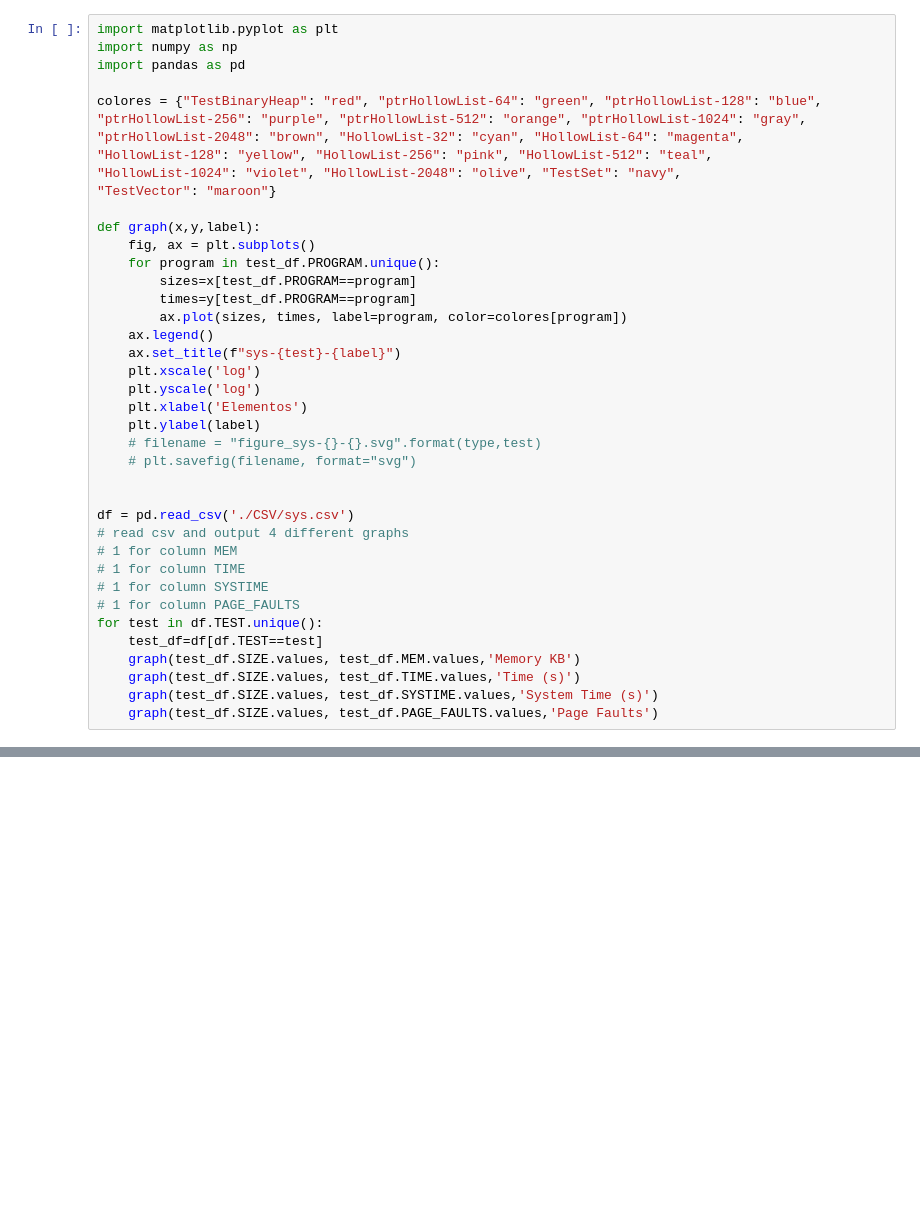
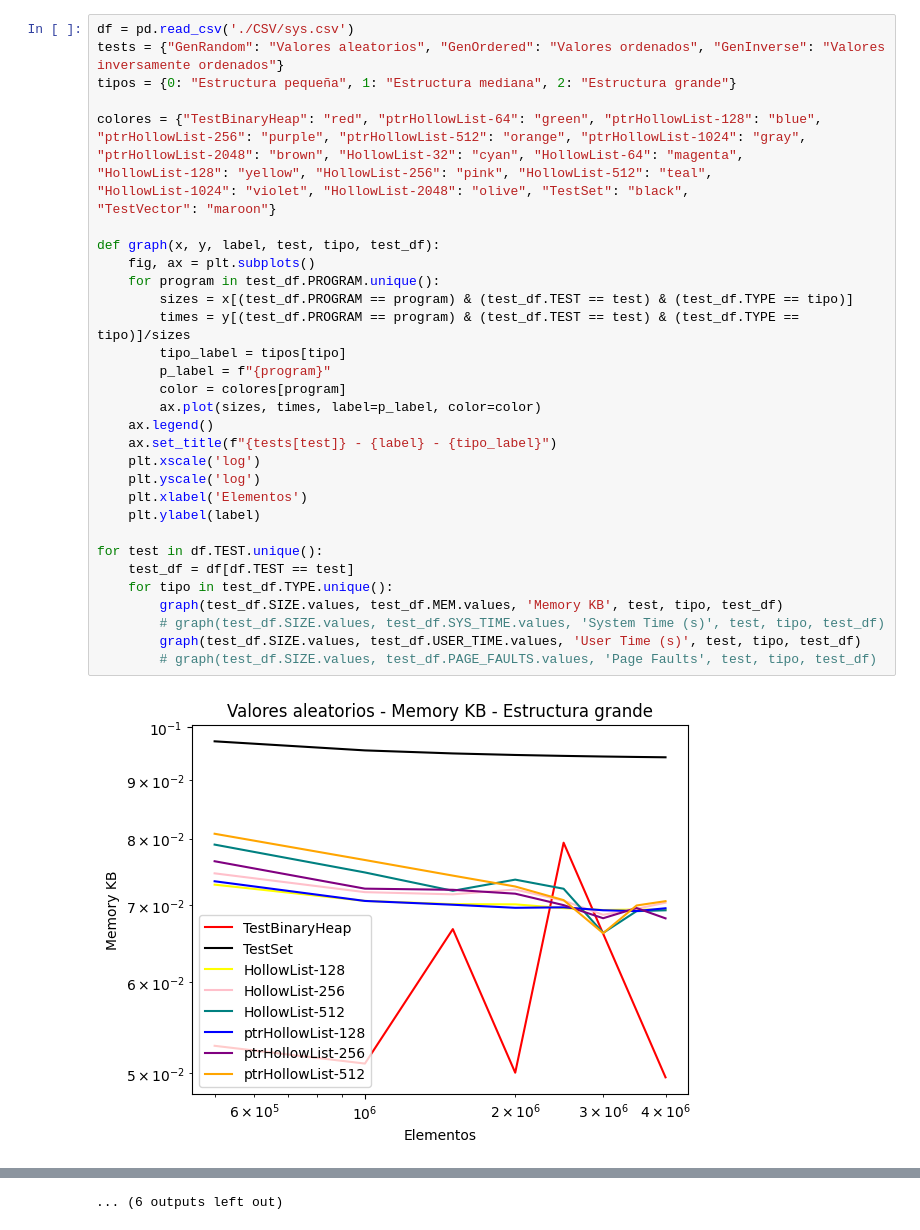
Before and after one commit to Abbissa/Conjuntos-Indexados-como-Alternativa-al-Array-Implementacion-y-Evaluacion., a Jupyter notebook: src/genGraphs/genCSV.ipynb, the cells around one changed output, grey strips where cells are left out. Cells and saved outputs as stored; diff of their text form; blank space fills up the shorter version.

```diff
--- a/src/genGraphs/genCSV.ipynb
+++ b/src/genGraphs/genCSV.ipynb
@@ -37,40 +49,37 @@ for archivo in contenido:
 # %%
-import matplotlib.pyplot as plt
-import numpy as np
-import pandas as pd
+df = pd.read_csv('./CSV/sys.csv')
+tests = {"GenRandom": "Valores aleatorios", "GenOrdered": "Valores ordenados", "GenInverse": "Valores inversamente ordenados"}
+tipos = {0: "Estructura pequeña", 1: "Estructura mediana", 2: "Estructura grande"}
 
 colores = {"TestBinaryHeap": "red", "ptrHollowList-64": "green", "ptrHollowList-128": "blue",
 "ptrHollowList-256": "purple", "ptrHollowList-512": "orange", "ptrHollowList-1024": "gray",
 "ptrHollowList-2048": "brown", "HollowList-32": "cyan", "HollowList-64": "magenta",
 "HollowList-128": "yellow", "HollowList-256": "pink", "HollowList-512": "teal",
-"HollowList-1024": "violet", "HollowList-2048": "olive", "TestSet": "navy",
+"HollowList-1024": "violet", "HollowList-2048": "olive", "TestSet": "black",
 "TestVector": "maroon"}
 
-def graph(x,y,label):
+def graph(x, y, label, test, tipo, test_df):
     fig, ax = plt.subplots()
     for program in test_df.PROGRAM.unique():
-        sizes=x[test_df.PROGRAM==program]
-        times=y[test_df.PROGRAM==program]
-        ax.plot(sizes, times, label=program, color=colores[program])
+        sizes = x[(test_df.PROGRAM == program) & (test_df.TEST == test) & (test_df.TYPE == tipo)]
+        times = y[(test_df.PROGRAM == program) & (test_df.TEST == test) & (test_df.TYPE == tipo)]/sizes
+        tipo_label = tipos[tipo]
+        p_label = f"{program}"
+        color = colores[program]
+        ax.plot(sizes, times, label=p_label, color=color)
     ax.legend()
-    ax.set_title(f"sys-{test}-{label}")
+    ax.set_title(f"{tests[test]} - {label} - {tipo_label}")
     plt.xscale('log')
     plt.yscale('log')
     plt.xlabel('Elementos')
     plt.ylabel(label)
-    # filename = "figure_sys-{}-{}.svg".format(type,test)
-    # plt.savefig(filename, format="svg")
 
-
-df = pd.read_csv('./CSV/sys.csv')
-# read csv and output 4 different graphs
-# 1 for column MEM
-# 1 for column TIME
-# 1 for column SYSTIME
-# 1 for column PAGE_FAULTS
 for test in df.TEST.unique():
-    test_df=df[df.TEST==test]
-    graph(test_df.SIZE.values, test_df.MEM.values,'Memory KB')
-    graph(test_df.SIZE.values, test_df.TIME.values,'Time (s)')
-    graph(test_df.SIZE.values, test_df.SYSTIME.values,'System Time (s)')
-    graph(test_df.SIZE.values, test_df.PAGE_FAULTS.values,'Page Faults')
+    test_df = df[df.TEST == test]
+    for tipo in test_df.TYPE.unique():
+        graph(test_df.SIZE.values, test_df.MEM.values, 'Memory KB', test, tipo, test_df)
+        # graph(test_df.SIZE.values, test_df.SYS_TIME.values, 'System Time (s)', test, tipo, test_df)
+        graph(test_df.SIZE.values, test_df.USER_TIME.values, 'User Time (s)', test, tipo, test_df)
+        # graph(test_df.SIZE.values, test_df.PAGE_FAULTS.values, 'Page Faults', test, tipo, test_df)
+# %% [output]
+[figure, added]
@@ -76,0 +97 @@ for test in df.TEST.unique():
+... (6 outputs left out)
```
Also changed, not shown: parts of 3 cells of this notebook, 14 other files.
